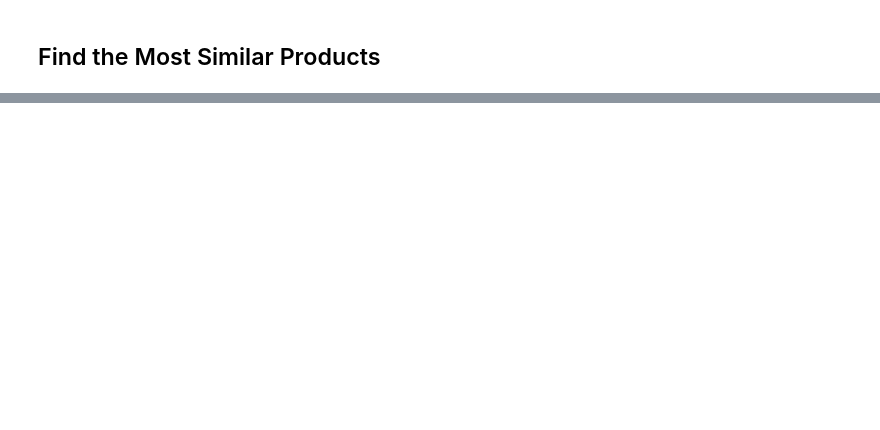
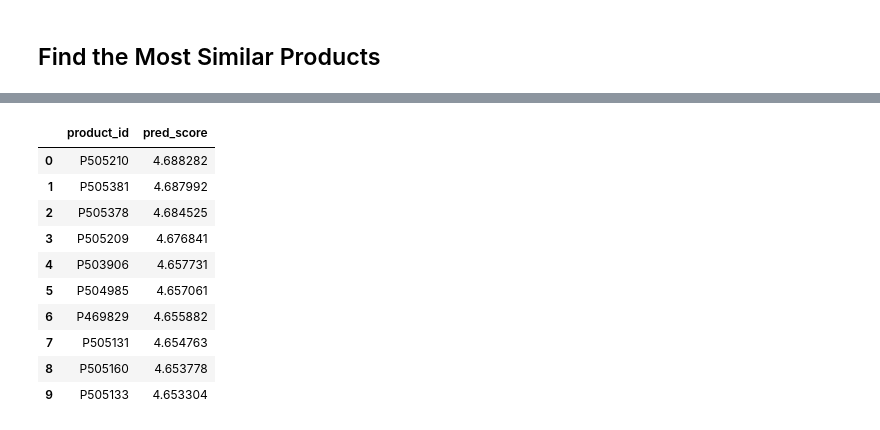
Before and after one commit to nurs-1502/Web_Mining_Project, a Jupyter notebook: NeuralNetworkApproach/NN_w_textFeatures.ipynb, the cells around one changed output, grey strips where cells are left out. Saved outputs shown, nothing was run; the diff lists cells and outputs as text; code cells hidden in the pictures; blank space fills up the shorter version.

```diff
--- a/NeuralNetworkApproach/NN_w_textFeatures.ipynb
+++ b/NeuralNetworkApproach/NN_w_textFeatures.ipynb
@@ -1168,0 +1322,54 @@ display(merged)
+# %%
+# ------------------------------------------------------------------
+# 2.  Prepare the full item-feature matrix (shape: n_items × num_item_features)
+item_features_no_dup = item_features_ordered.drop_duplicates(keep='first')
+item_ids  = item_features_no_dup["product_id"].values          # keep for later
+item_mat  = item_features_no_dup.drop("product_id", axis=1) \
+                                   .to_numpy(dtype=np.float32)
+
+# ------------------------------------------------------------------
+# 3.  Predict in batches (fast + avoids memory blow-up)
+BATCH   = 4096                      # tune to your GPU / RAM
+n_items = item_mat.shape[0]
+
+scores = []
+for start in range(0, n_items, BATCH):
+    end   = start + BATCH
+    batch_item = item_mat[start:end]
+
+    # repeat the single user-vector to match this batch size
+    batch_user = np.repeat(u_vec_reviewed, repeats=len(batch_item), axis=0)
+
+    batch_scores = final_model.predict([batch_user, batch_item],
+                                 batch_size=len(batch_item),
+                                 verbose=0).reshape(-1)
+    scores.append(batch_scores)
+
+scores = np.concatenate(scores)
+scores_raw = scalerTarget.inverse_transform(scores.reshape(-1, 1)).ravel()
+
+# ------------------------------------------------------------------
+# 4.  If you **scaled** the ratings before training, undo it here
+#     (example for a MinMaxScaler stored as y_scaler)
+# scores = y_scaler.inverse_transform(scores.reshape(-1, 1)).ravel()
+
+# ------------------------------------------------------------------
+# 5.  Build a ranked table
+recommendations = pd.DataFrame({
+    "product_id": item_ids,
+    "pred_score": scores_raw  # now in original rating scale
+}).sort_values("pred_score", ascending=False).reset_index(drop=True)
+
+display(recommendations.head(10))
+# %% [output]
+|  | product_id | pred_score |
+| 0 | P505210 | 4.688282 |
+| 1 | P505381 | 4.687992 |
+| 2 | P505378 | 4.684525 |
+| 3 | P505209 | 4.676841 |
+| 4 | P503906 | 4.657731 |
+| 5 | P504985 | 4.657061 |
+| 6 | P469829 | 4.655882 |
+| 7 | P505131 | 4.654763 |
+| 8 | P505160 | 4.653778 |
+| 9 | P505133 | 4.653304 |
```
Also changed, not shown: parts of 19 cells of this notebook.
